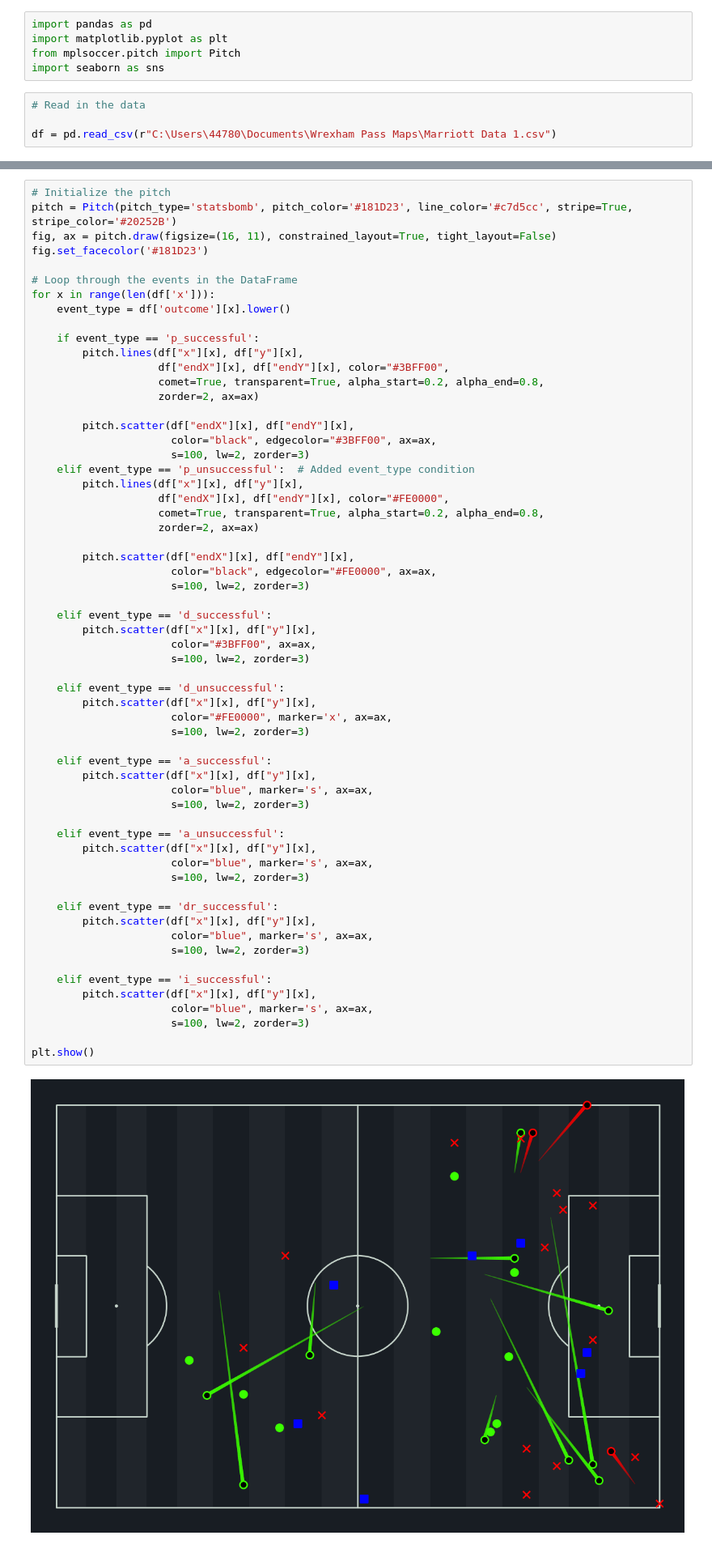
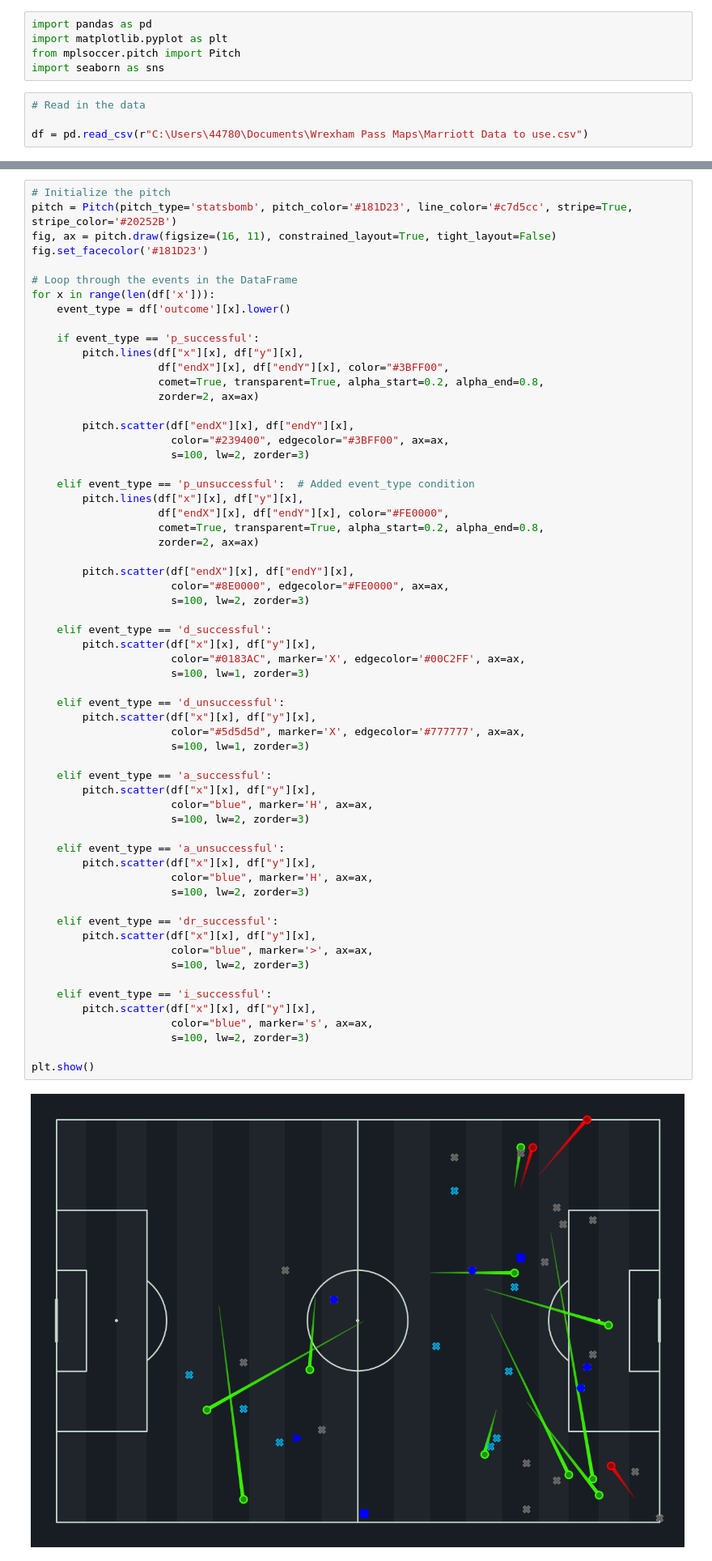
Before and after one commit to witcher0661/Wrexham-Pass-Maps, a Jupyter notebook: marriott_vs_wycombe.ipynb, the cells around one changed output, grey strips where cells are left out. Shown: that part at 81% size. Drawn from its saved outputs; the diff is of its cells as text.

```diff
--- a/marriott_vs_wycombe.ipynb
+++ b/marriott_vs_wycombe.ipynb
@@ -6,7 +6,7 @@ import seaborn as sns
 # %%
 # Read in the data
 
-df = pd.read_csv(r"C:\Users\44780\Documents\Wrexham Pass Maps\Marriott Data 1.csv")
+df = pd.read_csv(r"C:\Users\44780\Documents\Wrexham Pass Maps\Marriott Data to use.csv")
 # %%
 df
 # %% [output]
@@ -44,8 +44,9 @@ for x in range(len(df['x'])):
                     zorder=2, ax=ax)
 
         pitch.scatter(df["endX"][x], df["endY"][x],
-                      color="black", edgecolor="#3BFF00", ax=ax,
+                      color="#239400", edgecolor="#3BFF00", ax=ax,
                       s=100, lw=2, zorder=3)
+
     elif event_type == 'p_unsuccessful':  # Added event_type condition
         pitch.lines(df["x"][x], df["y"][x],
                     df["endX"][x], df["endY"][x], color="#FE0000",
@@ -53,39 +54,39 @@ for x in range(len(df['x'])):
                     zorder=2, ax=ax)
 
         pitch.scatter(df["endX"][x], df["endY"][x],
-                      color="black", edgecolor="#FE0000", ax=ax,
+                      color="#8E0000", edgecolor="#FE0000", ax=ax,
                       s=100, lw=2, zorder=3)
 
     elif event_type == 'd_successful':
         pitch.scatter(df["x"][x], df["y"][x],
-                      color="#3BFF00", ax=ax,
-                      s=100, lw=2, zorder=3)
+                      color="#0183AC", marker='X', edgecolor='#00C2FF', ax=ax,
+                      s=100, lw=1, zorder=3)
 
     elif event_type == 'd_unsuccessful':
         pitch.scatter(df["x"][x], df["y"][x],
-                      color="#FE0000", marker='x', ax=ax,
-                      s=100, lw=2, zorder=3)
+                      color="#5d5d5d", marker='X', edgecolor='#777777', ax=ax,
+                      s=100, lw=1, zorder=3)
 
     elif event_type == 'a_successful':
         pitch.scatter(df["x"][x], df["y"][x],
-                      color="blue", marker='s', ax=ax,
+                      color="blue", marker='H', ax=ax,
                       s=100, lw=2, zorder=3)
 
     elif event_type == 'a_unsuccessful':
         pitch.scatter(df["x"][x], df["y"][x],
-                      color="blue", marker='s', ax=ax,
+                      color="blue", marker='H', ax=ax,
                       s=100, lw=2, zorder=3)
 
     elif event_type == 'dr_successful':
         pitch.scatter(df["x"][x], df["y"][x],
-                      color="blue", marker='s', ax=ax,
+                      color="blue", marker='>', ax=ax,
                       s=100, lw=2, zorder=3)
 
     elif event_type == 'i_successful':
         pitch.scatter(df["x"][x], df["y"][x],
                       color="blue", marker='s', ax=ax,
                       s=100, lw=2, zorder=3)
 
 plt.show()
 # %% [output]
-[figure, old version]
+[figure, new version]
```
Also changed, not shown: parts of 1 cell of this notebook.
